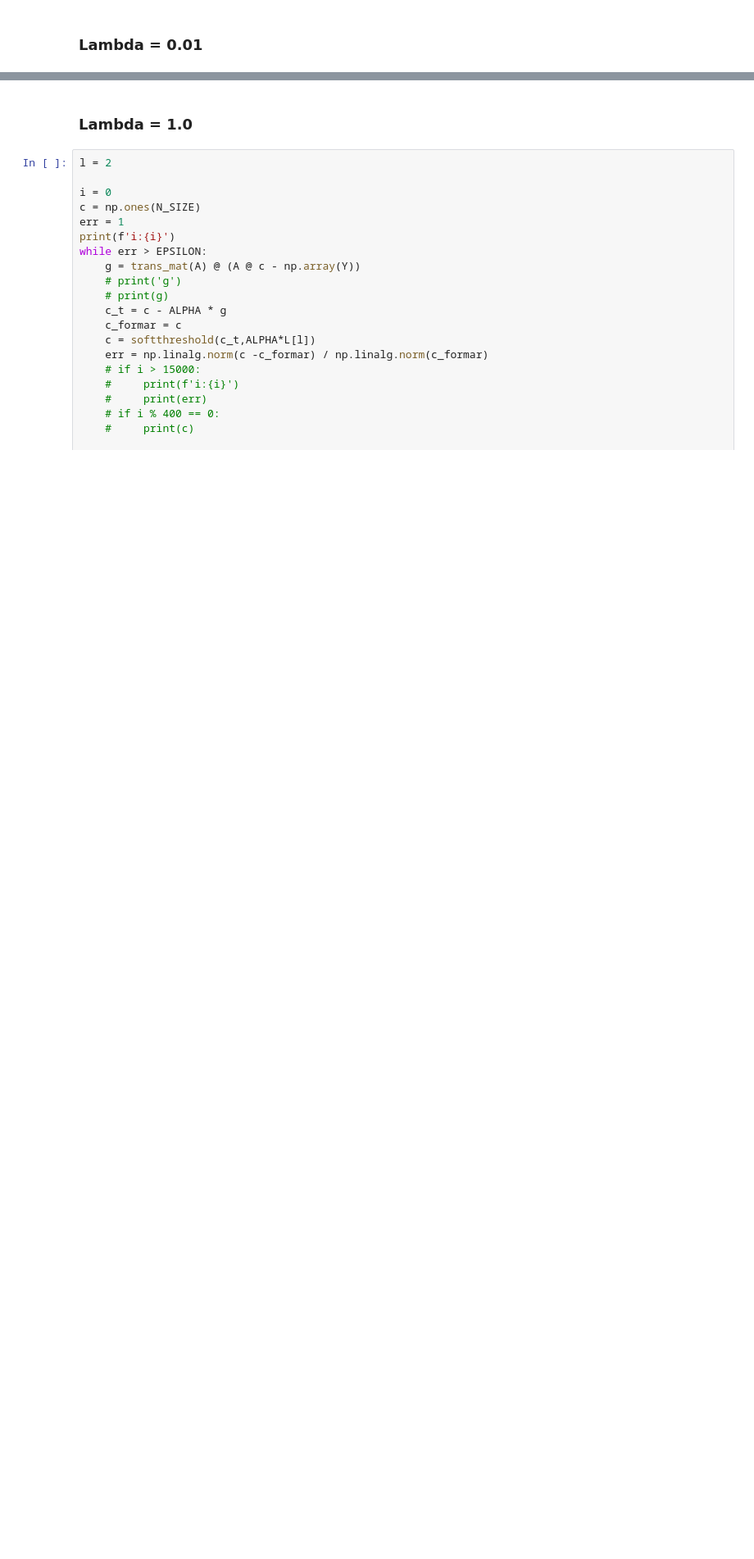
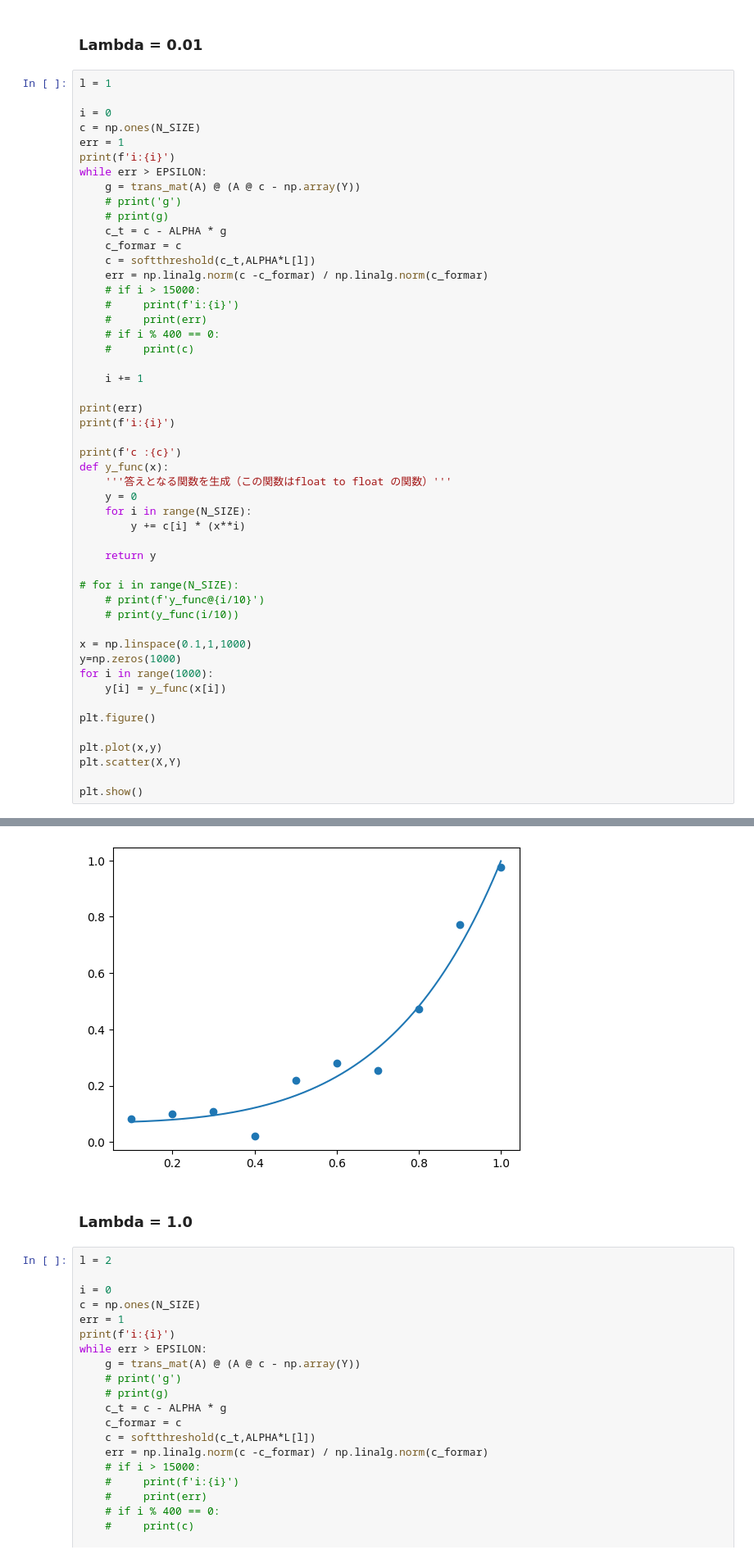
Before and after one commit to ktr001/2A244_johokeisan, a Jupyter notebook: report6.ipynb, the cells around one changed output, grey strips where cells are left out. Shown at 82% size. Drawn from its saved outputs; the diff is of its cells as text; blank space fills up the shorter version.

```diff
--- a/report6.ipynb
+++ b/report6.ipynb
@@ -190,2 +202,53 @@ plt.show()
 # %% [markdown]
 ### Lambda = 0.01
+# %%
+l = 1
+
+i = 0
+c = np.ones(N_SIZE)
+err = 1
+print(f'i:{i}')
+while err > EPSILON:
+    g = trans_mat(A) @ (A @ c - np.array(Y))
+    # print('g')
+    # print(g)
+    c_t = c - ALPHA * g
+    c_formar = c
+    c = softthreshold(c_t,ALPHA*L[l])
+    err = np.linalg.norm(c -c_formar) / np.linalg.norm(c_formar)
+    # if i > 15000:
+    #     print(f'i:{i}')
+    #     print(err)
+    # if i % 400 == 0:
+    #     print(c)
+
+    i += 1
+
+print(err)
+print(f'i:{i}')
+
+print(f'c :{c}')
+def y_func(x):
+    '''答えとなる関数を生成（この関数はfloat to float の関数）'''
+    y = 0
+    for i in range(N_SIZE):
+        y += c[i] * (x**i)
+
+    return y
+
+# for i in range(N_SIZE):
+    # print(f'y_func@{i/10}')
+    # print(y_func(i/10))
+
+x = np.linspace(0.1,1,1000)
+y=np.zeros(1000)
+for i in range(1000):
+    y[i] = y_func(x[i])
+
+plt.figure()
+
+plt.plot(x,y)
+plt.scatter(X,Y)
+
+plt.show()
+# %% [output]
@@ -192,3 +260,4 @@ plt.show()
+[figure, added]
 # %% [markdown]
 ### Lambda = 1.0
 # %%
```
Also changed, not shown: parts of 4 cells of this notebook.
